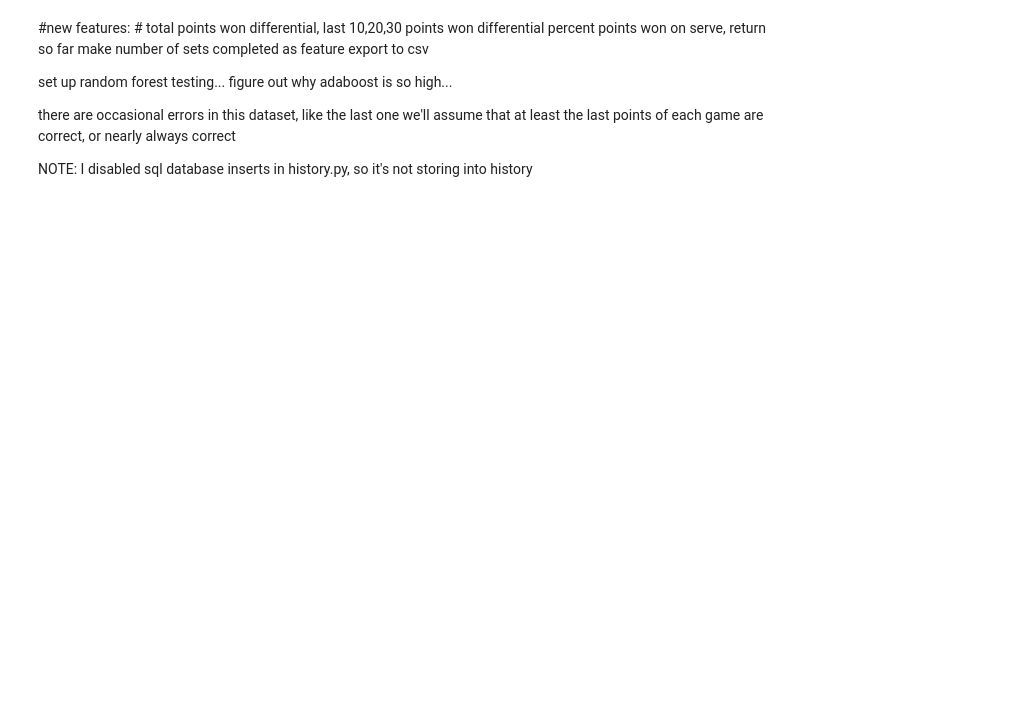
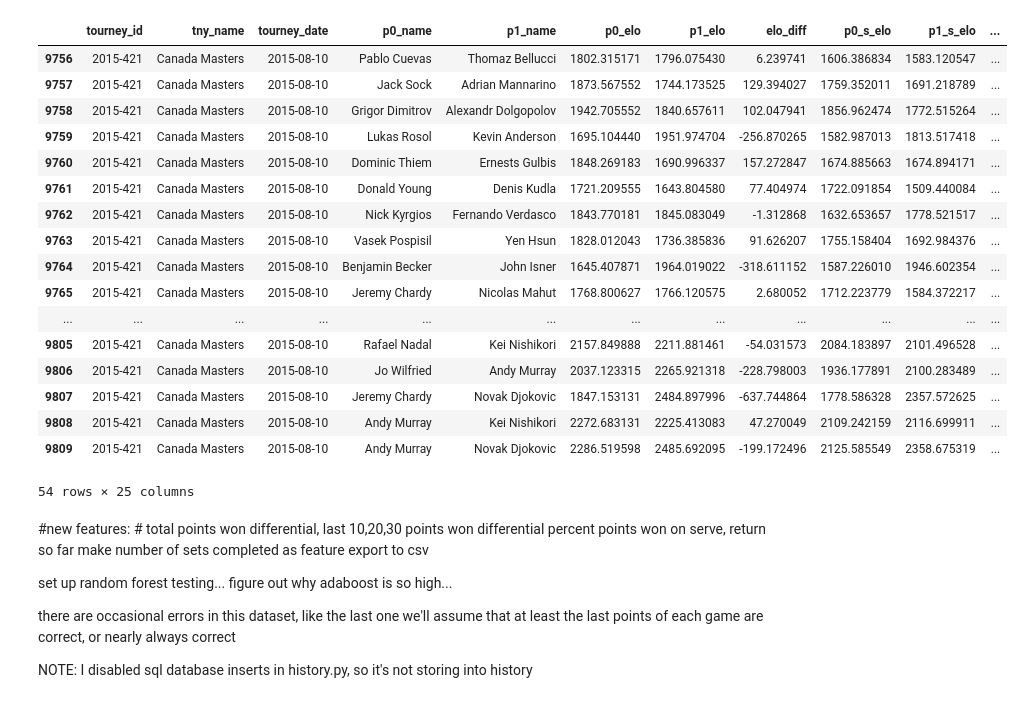
Before and after one commit to jgollub1/pbp_explorations, a Jupyter notebook: Point by Point Analysis with elo.ipynb, the cells around one changed output. Saved outputs shown, nothing was run; the diff lists cells and outputs as text; code cells hidden in the pictures; blank space fills up the shorter version.

```diff
--- a/Point by Point Analysis with elo.ipynb
+++ b/Point by Point Analysis with elo.ipynb
@@ -1,3 +1,24 @@
+# %%
+df[df['tourney_stats']!=df['tourney_stats']]
+# %% [output]
+|  | tourney_id | tny_name | tourney_date | p0_name | p1_name | p0_elo | p1_elo | elo_diff | p0_s_elo | p1_s_elo | ... |
+| 9756 | 2015-421 | Canada Masters | 2015-08-10 | Pablo Cuevas | Thomaz Bellucci | 1802.315171 | 1796.075430 | 6.239741 | 1606.386834 | 1583.120547 | ... |
+| 9757 | 2015-421 | Canada Masters | 2015-08-10 | Jack Sock | Adrian Mannarino | 1873.567552 | 1744.173525 | 129.394027 | 1759.352011 | 1691.218789 | ... |
+| 9758 | 2015-421 | Canada Masters | 2015-08-10 | Grigor Dimitrov | Alexandr Dolgopolov | 1942.705552 | 1840.657611 | 102.047941 | 1856.962474 | 1772.515264 | ... |
+| 9759 | 2015-421 | Canada Masters | 2015-08-10 | Lukas Rosol | Kevin Anderson | 1695.104440 | 1951.974704 | -256.870265 | 1582.987013 | 1813.517418 | ... |
+| 9760 | 2015-421 | Canada Masters | 2015-08-10 | Dominic Thiem | Ernests Gulbis | 1848.269183 | 1690.996337 | 157.272847 | 1674.885663 | 1674.894171 | ... |
+| 9761 | 2015-421 | Canada Masters | 2015-08-10 | Donald Young | Denis Kudla | 1721.209555 | 1643.804580 | 77.404974 | 1722.091854 | 1509.440084 | ... |
+| 9762 | 2015-421 | Canada Masters | 2015-08-10 | Nick Kyrgios | Fernando Verdasco | 1843.770181 | 1845.083049 | -1.312868 | 1632.653657 | 1778.521517 | ... |
+| 9763 | 2015-421 | Canada Masters | 2015-08-10 | Vasek Pospisil | Yen Hsun | 1828.012043 | 1736.385836 | 91.626207 | 1755.158404 | 1692.984376 | ... |
+| 9764 | 2015-421 | Canada Masters | 2015-08-10 | Benjamin Becker | John Isner | 1645.407871 | 1964.019022 | -318.611152 | 1587.226010 | 1946.602354 | ... |
+| 9765 | 2015-421 | Canada Masters | 2015-08-10 | Jeremy Chardy | Nicolas Mahut | 1768.800627 | 1766.120575 | 2.680052 | 1712.223779 | 1584.372217 | ... |
+| ... | ... | ... | ... | ... | ... | ... | ... | ... | ... | ... | ... |
+| 9805 | 2015-421 | Canada Masters | 2015-08-10 | Rafael Nadal | Kei Nishikori | 2157.849888 | 2211.881461 | -54.031573 | 2084.183897 | 2101.496528 | ... |
+| 9806 | 2015-421 | Canada Masters | 2015-08-10 | Jo Wilfried | Andy Murray | 2037.123315 | 2265.921318 | -228.798003 | 1936.177891 | 2100.283489 | ... |
+| 9807 | 2015-421 | Canada Masters | 2015-08-10 | Jeremy Chardy | Novak Djokovic | 1847.153131 | 2484.897996 | -637.744864 | 1778.586328 | 2357.572625 | ... |
+| 9808 | 2015-421 | Canada Masters | 2015-08-10 | Andy Murray | Kei Nishikori | 2272.683131 | 2225.413083 | 47.270049 | 2109.242159 | 2116.699911 | ... |
+| 9809 | 2015-421 | Canada Masters | 2015-08-10 | Andy Murray | Novak Djokovic | 2286.519598 | 2485.692095 | -199.172496 | 2125.585549 | 2358.675319 | ... |
+54 rows × 25 columns
 # %% [markdown]
 #new features: # total points won differential,
 last 10,20,30 points won differential
```
Also changed, not shown: parts of 7 cells of this notebook, 5 other files.
